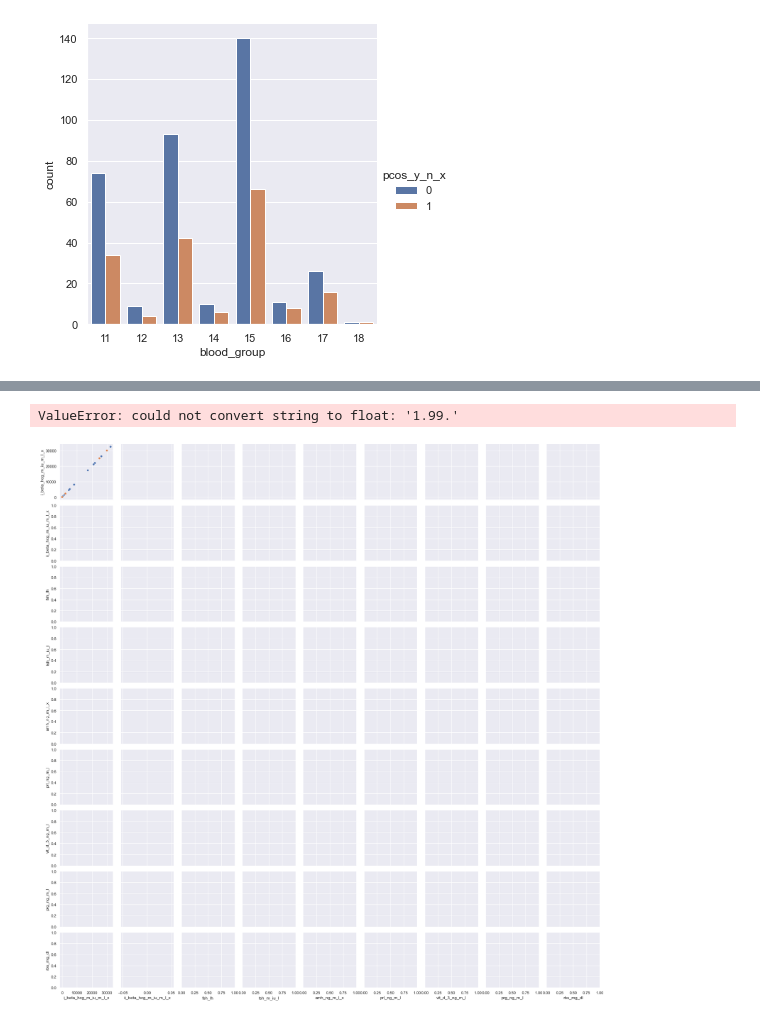
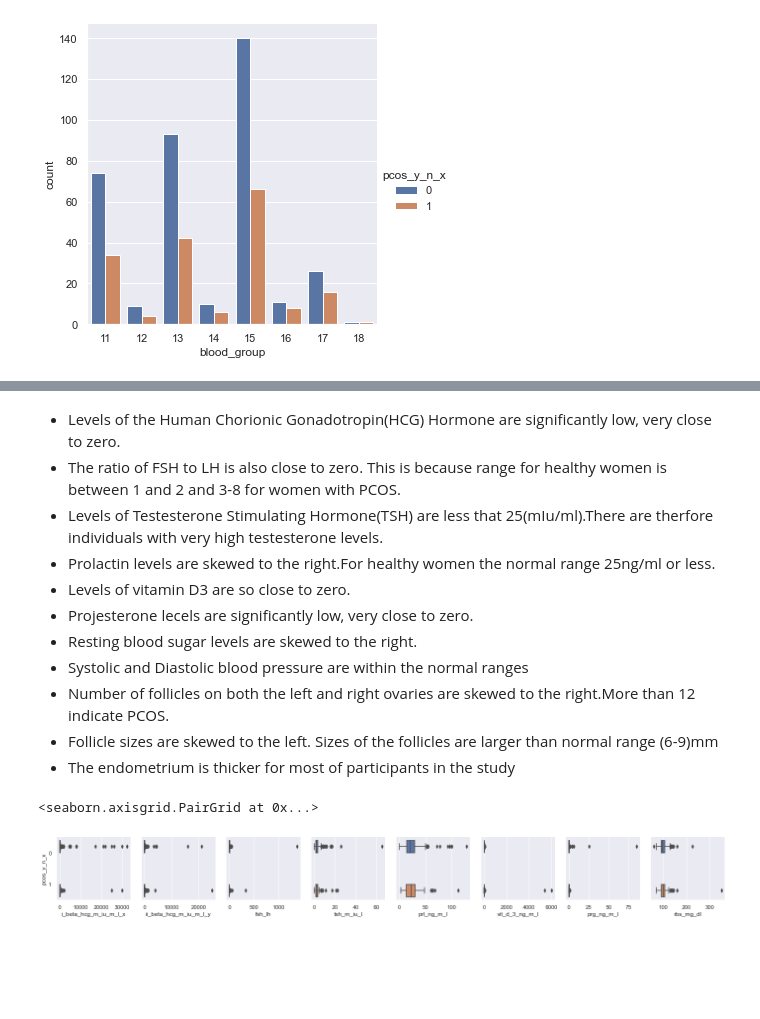
Before and after one commit to Nyairo4/PCOS, a Jupyter notebook: Pcos_Classification_Prediction.ipynb, the cells around one changed output, grey strips where cells are left out. Saved outputs shown, nothing was run; the diff lists cells and outputs as text; code cells hidden in the pictures; blank space fills up the shorter version.

```diff
--- a/Pcos_Classification_Prediction.ipynb
+++ b/Pcos_Classification_Prediction.ipynb
@@ -154,7 +154,7 @@ ii_beta_hcg_m_iu_m_l_x and ii_beta_hcg_m_iu_m_l_y are not equal
 amh_ng_m_l_x and amh_ng_m_l_y are not equal
 # %%
 # removing columns that are equal as well as those from the y-dataset
-pcos_clean.drop(["pcos_y_n_y","i_beta_hcg_m_iu_m_l_y","patient_file_no_y","ii_beta_hcg_m_iu_m_l_y",
+pcos_clean.drop(["pcos_y_n_y","i_beta_hcg_m_iu_m_l_y","patient_file_no_y","ii_beta_hcg_m_iu_m_l_x",
                 "amh_ng_m_l_y","patient_file_no_x"], axis = 1, inplace=True)
 # %%
 #address missing values
@@ -253,7 +250,7 @@ sec_stmp = pcos_clean[['cycle_r_i', 'cycle_length_days','pregnant_y_n','waist_hi
            'skin_darkening_y_n', 'hair_loss_y_n', 'pimples_y_n','pcos_y_n_x']]
 
 #secondary
-prmy_stmp = pcos_clean[['blood_group','i_beta_hcg_m_iu_m_l_x', 'ii_beta_hcg_m_iu_m_l_x','fsh_lh','tsh_m_iu_l', 'amh_ng_m_l_x', 'prl_ng_m_l',
+prmy_stmp = pcos_clean[['blood_group','i_beta_hcg_m_iu_m_l_x', 'ii_beta_hcg_m_iu_m_l_y','fsh_lh','tsh_m_iu_l', 'amh_ng_m_l_x', 'prl_ng_m_l',
                             'vit_d_3_ng_m_l', 'prg_ng_m_l', 'rbs_mg_dl','bp_systolic_mm_hg','bp_diastolic_mm_hg', 'follicle_no_l',
                              'follicle_no_r','avg_f_size_l_mm', 'avg_f_size_r_mm', 'endometrium_mm','pcos_y_n_x']]
 # %% [markdown]
@@ -369,7 +382,19 @@ memory usage: 73.4+ KB
+# %% [markdown]
+* Levels of the Human Chorionic Gonadotropin(HCG) Hormone are significantly low, very close to zero.
+* The ratio of FSH to LH is also close to zero. This is because range for healthy women is between 1 and 2 and 3-8 for women with PCOS.
+* Levels of Testesterone Stimulating Hormone(TSH) are less that 25(mIu/ml).There are therfore individuals with very high testesterone levels.
+* Prolactin levels are skewed to the right.For healthy women the normal range 25ng/ml or less.
+* Levels of vitamin D3 are so close to zero.
+* Projesterone lecels are significantly low, very close to zero.
+* Resting blood sugar levels are skewed to the right.
+* Systolic and Diastolic blood pressure are within the normal ranges
+* Number of follicles on both the left and right ovaries are skewed to the right.More than 12 indicate PCOS.
+* Follicle sizes are skewed to the left. Sizes of the follicles are larger than normal range (6-9)mm
+* The endometrium is thicker for most of participants in the study
 # %%
-g5 = sns.PairGrid(prmy_stmp, vars=['i_beta_hcg_m_iu_m_l_x', 'ii_beta_hcg_m_iu_m_l_x','fsh_lh', 'tsh_m_iu_l',
-                    'amh_ng_m_l_x', 'prl_ng_m_l', 'vit_d_3_ng_m_l','prg_ng_m_l', 'rbs_mg_dl'], hue = "pcos_y_n_x")
-g5.map(sns.scatterplot)
+g5 = sns.PairGrid(prmy_stmp, y_vars = ["pcos_y_n_x"], x_vars=['i_beta_hcg_m_iu_m_l_x', 'ii_beta_hcg_m_iu_m_l_y','fsh_lh', 'tsh_m_iu_l',
+                    'prl_ng_m_l', 'vit_d_3_ng_m_l','prg_ng_m_l', 'rbs_mg_dl'],hue = "pcos_y_n_x")
+g5.map(sns.boxplot)
 # %% [output]
-ValueError: could not convert string to float: '1.99.'
+<seaborn.axisgrid.PairGrid at 0x...>
-[figure, old version]
+[figure, new version]
```
Also changed, not shown: parts of 9 cells of this notebook.
